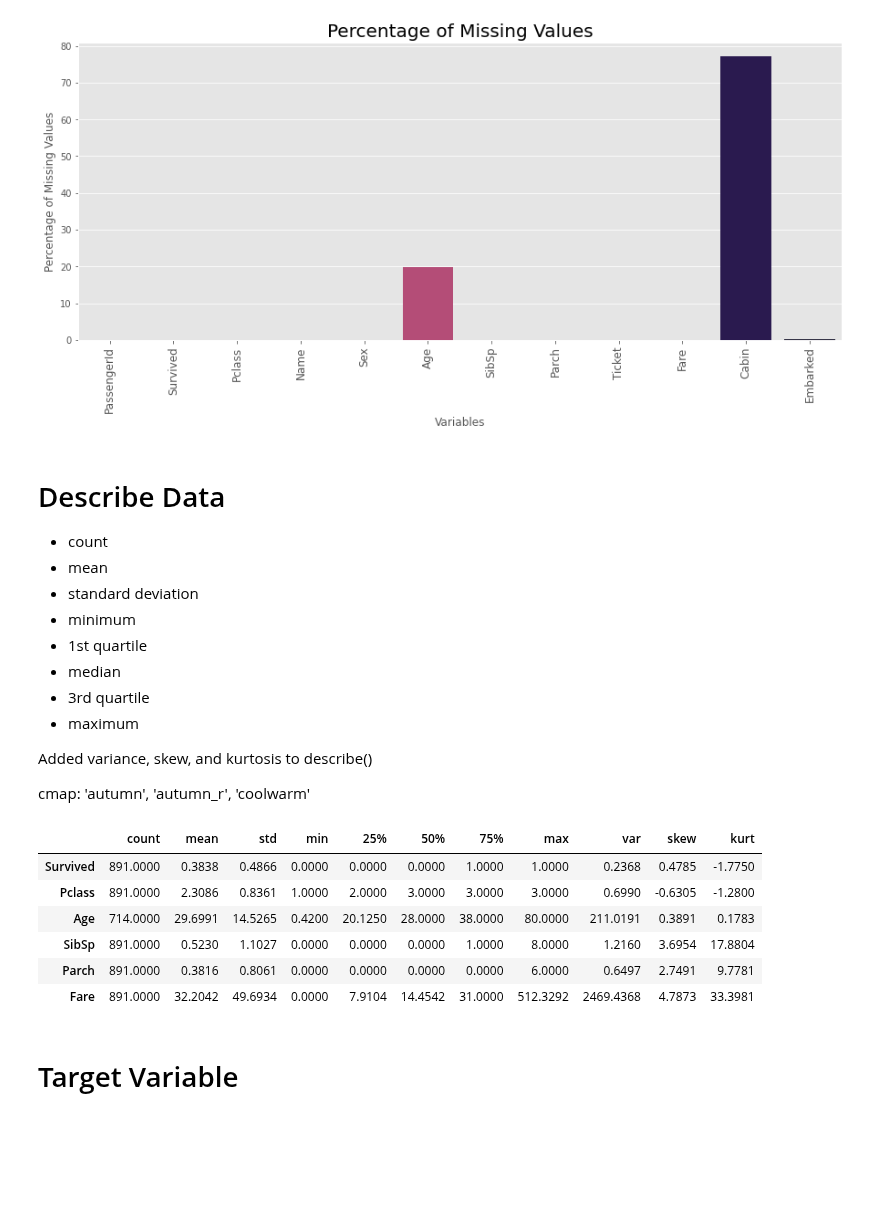
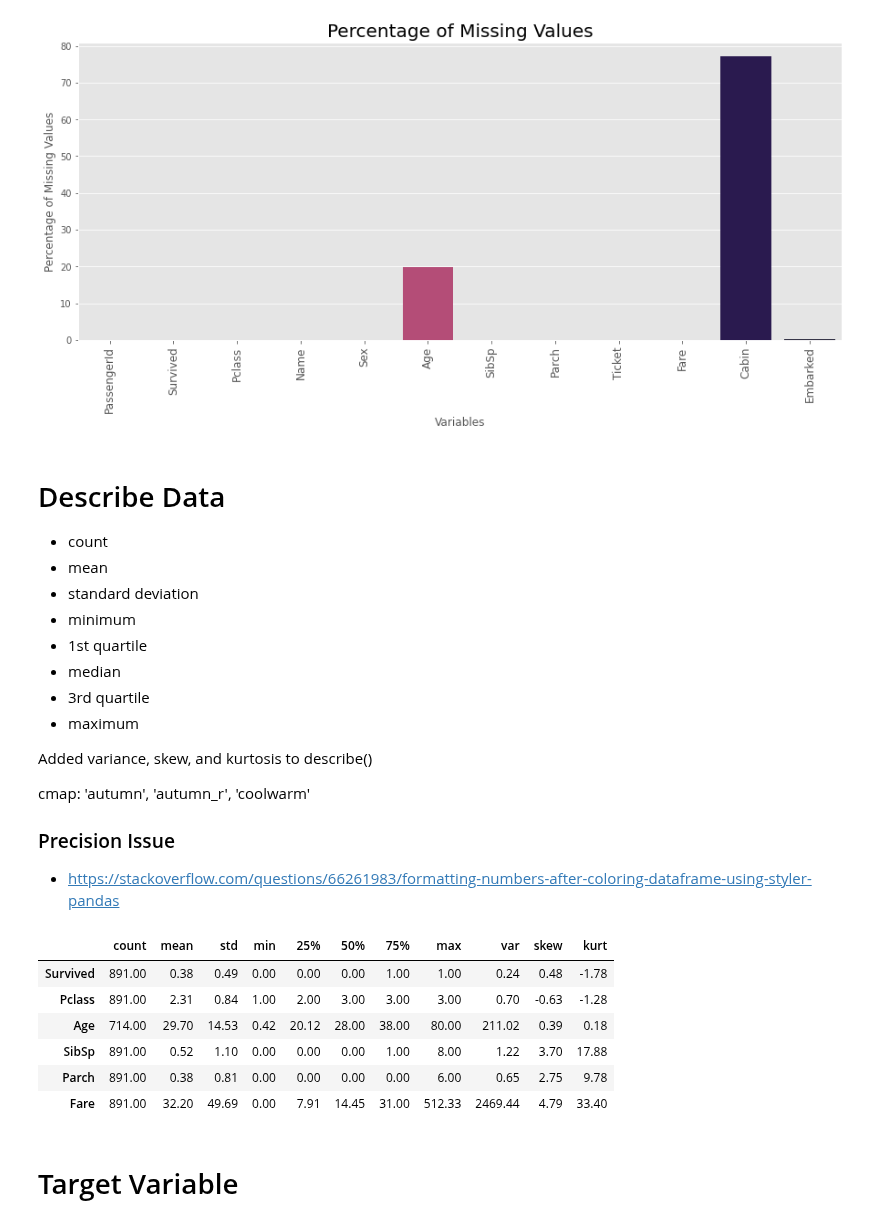
Before and after one commit to melling/ml-kaggle-titanic, a Jupyter notebook: titanic-eda01-biased-outliers.ipynb, the cells around one changed output. Drawn from its saved outputs; the diff is of its cells as text; code cells hidden in the pictures; blank space fills up the shorter version.

```diff
--- a/titanic-eda01-biased-outliers.ipynb
+++ b/titanic-eda01-biased-outliers.ipynb
@@ -242,6 +292,21 @@ def feature_distribution_types(df, display=True):
         print(f"Continuous Features={continuous_features}\n")
         print(f"Categorical Features={categorical_features}")
     return continuous_features, categorical_features
+
+def summary_statistics(X, enhanced=True):
+    desc = X.describe()
+    if enhanced:
+        desc.loc['var'] = X.var(numeric_only=True).tolist()
+        desc.loc['skew'] = X.skew(numeric_only=True).tolist()
+        desc.loc['kurt'] = X.kurtosis(numeric_only=True).tolist()
+
+    with pd.option_context('display.precision', 2):
+        style = desc.transpose().style.background_gradient(cmap='coolwarm') #.set_precision(4)
+    display(style)
+
+def check_skew(df):
+    skew = df.skew(skipna=True,numeric_only=True).sort_values(ascending=False)
+    print(skew)
 # %% [markdown]
 # Load Data and Analyze
 
@@ -415,23 +480,22 @@ plt.show();
 Added variance, skew, and kurtosis to describe()
 
 cmap: 'autumn', 'autumn_r', 'coolwarm'
+
+### Precision Issue
+
+- https://stackoverflow.com/questions/66261983/formatting-numbers-after-coloring-dataframe-using-styler-pandas
-# %%
-X = train.drop(["PassengerId"], axis=1) # Remove row id
-
-# X.describe().transpose().style.background_gradient(cmap='coolwarm').set_precision(4)
-desc = X.describe()
-desc.loc['var'] = X.var().tolist()
-desc.loc['skew'] = X.skew().tolist()
-desc.loc['kurt'] = X.kurtosis().tolist()
-desc.transpose().style.background_gradient(cmap='coolwarm').set_precision(4)
-# %% [output]
-|  | count | mean | std | min | 25% | 50% | 75% | max | var | skew | kurt |
-| Survived | 891.0000 | 0.3838 | 0.4866 | 0.0000 | 0.0000 | 0.0000 | 1.0000 | 1.0000 | 0.2368 | 0.4785 | -1.7750 |
-| Pclass | 891.0000 | 2.3086 | 0.8361 | 1.0000 | 2.0000 | 3.0000 | 3.0000 | 3.0000 | 0.6990 | -0.6305 | -1.2800 |
-| Age | 714.0000 | 29.6991 | 14.5265 | 0.4200 | 20.1250 | 28.0000 | 38.0000 | 80.0000 | 211.0191 | 0.3891 | 0.1783 |
-| SibSp | 891.0000 | 0.5230 | 1.1027 | 0.0000 | 0.0000 | 0.0000 | 1.0000 | 8.0000 | 1.2160 | 3.6954 | 17.8804 |
-| Parch | 891.0000 | 0.3816 | 0.8061 | 0.0000 | 0.0000 | 0.0000 | 0.0000 | 6.0000 | 0.6497 | 2.7491 | 9.7781 |
-| Fare | 891.0000 | 32.2042 | 49.6934 | 0.0000 | 7.9104 | 14.4542 | 31.0000 | 512.3292 | 2469.4368 | 4.7873 | 33.3981 |
+# %%
+X = train.drop(["PassengerId"], axis=1) # Remove row id
+
+summary_statistics(X)
+# %% [output]
+|  | count | mean | std | min | 25% | 50% | 75% | max | var | skew | kurt |
+| Survived | 891.00 | 0.38 | 0.49 | 0.00 | 0.00 | 0.00 | 1.00 | 1.00 | 0.24 | 0.48 | -1.78 |
+| Pclass | 891.00 | 2.31 | 0.84 | 1.00 | 2.00 | 3.00 | 3.00 | 3.00 | 0.70 | -0.63 | -1.28 |
+| Age | 714.00 | 29.70 | 14.53 | 0.42 | 20.12 | 28.00 | 38.00 | 80.00 | 211.02 | 0.39 | 0.18 |
+| SibSp | 891.00 | 0.52 | 1.10 | 0.00 | 0.00 | 0.00 | 1.00 | 8.00 | 1.22 | 3.70 | 17.88 |
+| Parch | 891.00 | 0.38 | 0.81 | 0.00 | 0.00 | 0.00 | 0.00 | 6.00 | 0.65 | 2.75 | 9.78 |
+| Fare | 891.00 | 32.20 | 49.69 | 0.00 | 7.91 | 14.45 | 31.00 | 512.33 | 2469.44 | 4.79 | 33.40 |
 # %% [markdown]
 # Target Variable
 # %%
```
Also changed, not shown: parts of 10 cells of this notebook.
